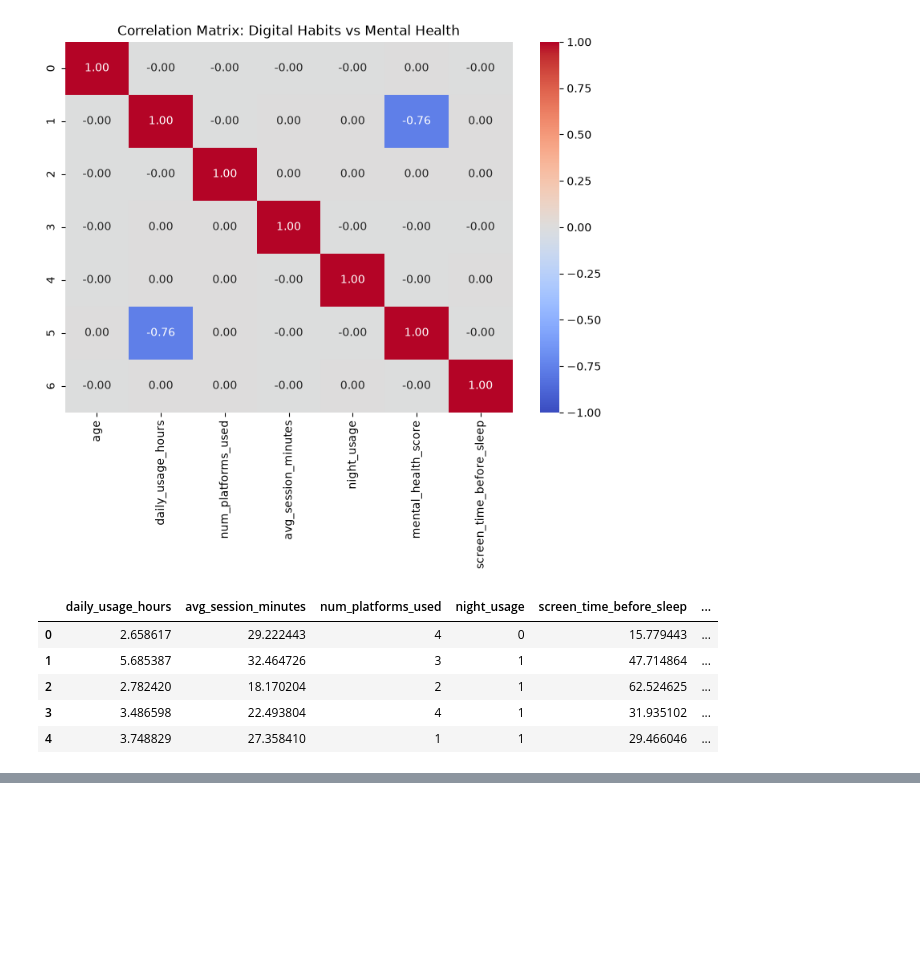
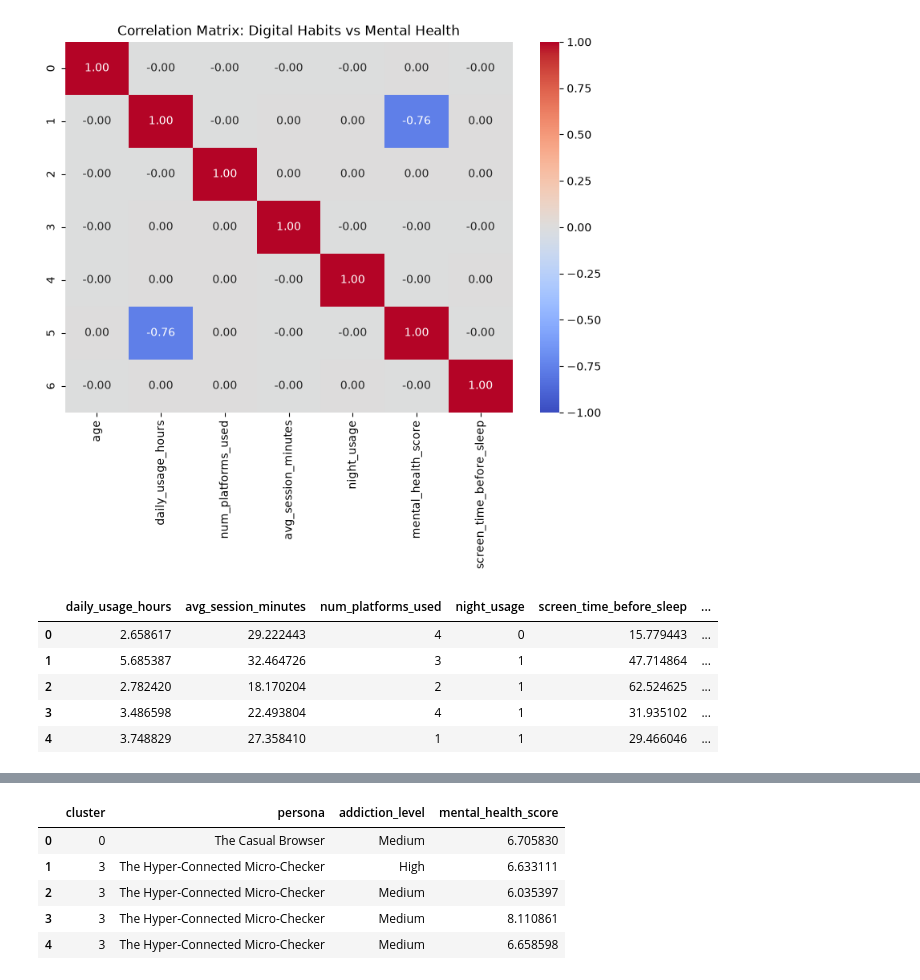
Before and after one commit to SamMorales11/gen-z-behavioral-clustering, a Jupyter notebook: notebooks/01_eda_clustering.ipynb, the cells around one changed output, grey strips where cells are left out. Saved outputs shown, nothing was run; the diff lists cells and outputs as text; code cells hidden in the pictures; blank space fills up the shorter version.

```diff
--- a/notebooks/01_eda_clustering.ipynb
+++ b/notebooks/01_eda_clustering.ipynb
@@ -140,0 +233,18 @@ X_scaled = scaler.fit_transform(df_features[clustering_features])
+# %%
+# Sesuaikan mapping ini berdasarkan angka tertinggi di tabel cluster_profile
+persona_map = {
+    0: "The Casual Browser",
+    1: "The Late-Night Doomscroller",
+    2: "The Mindful Minimalist",
+    3: "The Hyper-Connected Micro-Checker"
+}
+
+df_features['persona'] = df_features['cluster'].map(persona_map)
+df_features[['cluster', 'persona', 'addiction_level', 'mental_health_score']].head()
+# %% [output]
+|  | cluster | persona | addiction_level | mental_health_score |
+| 0 | 0 | The Casual Browser | Medium | 6.705830 |
+| 1 | 3 | The Hyper-Connected Micro-Checker | High | 6.633111 |
+| 2 | 3 | The Hyper-Connected Micro-Checker | Medium | 6.035397 |
+| 3 | 3 | The Hyper-Connected Micro-Checker | Medium | 8.110861 |
+| 4 | 3 | The Hyper-Connected Micro-Checker | Medium | 6.658598 |
```
Also changed, not shown: parts of 6 cells of this notebook.
